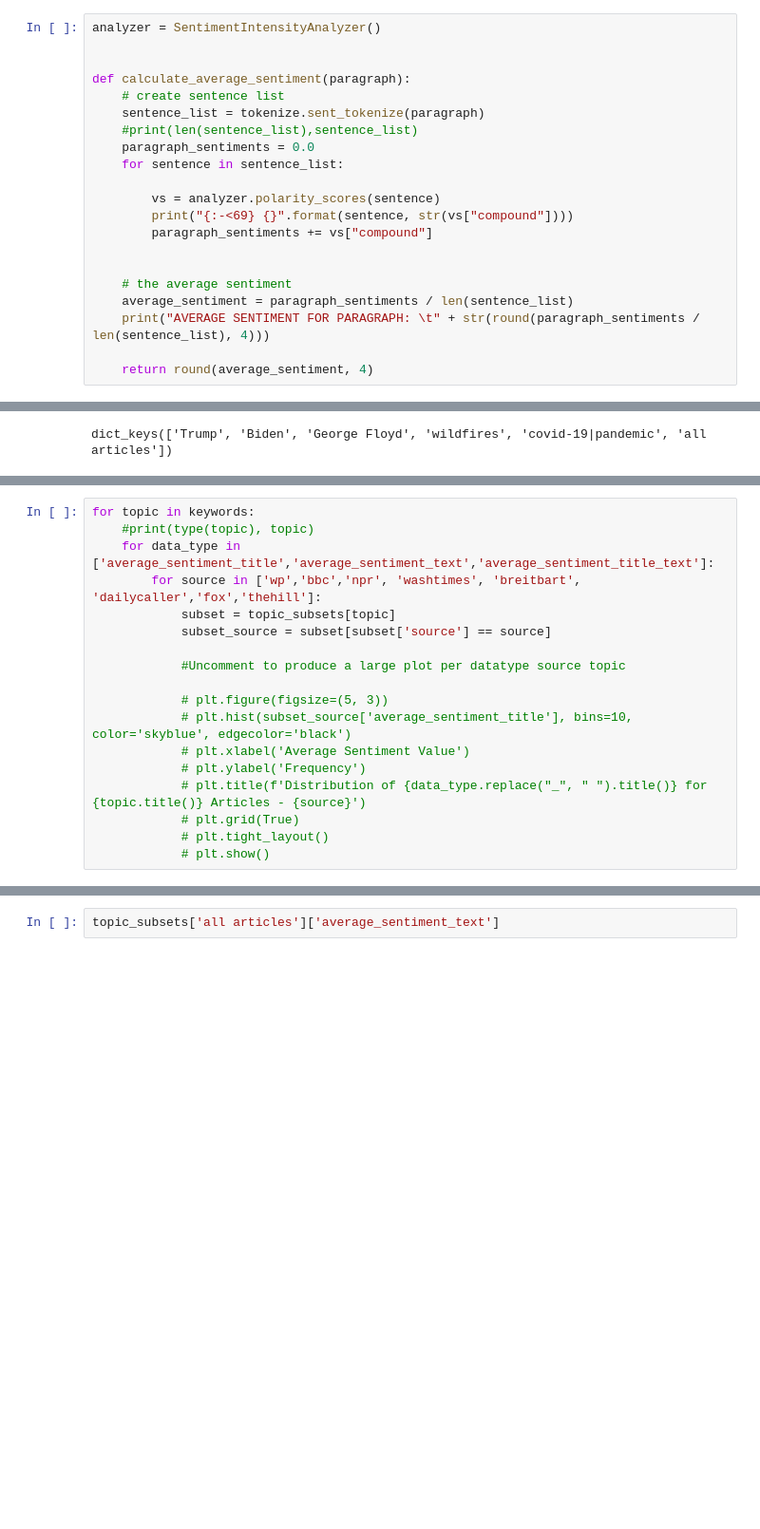
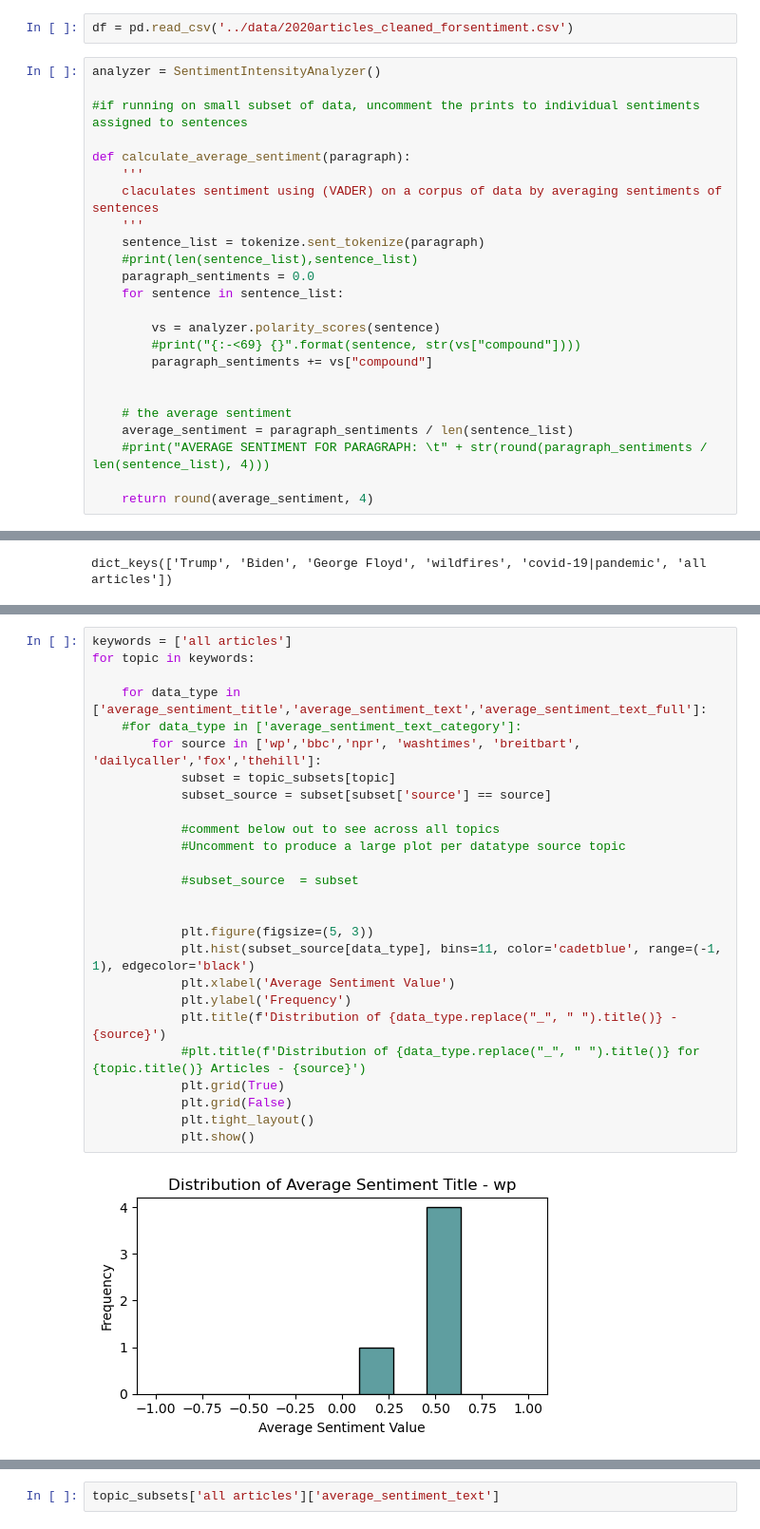
Before and after one commit to meganhmoore/LingoQuartet, a Jupyter notebook: notebooks/jackie_sentiment_analysis.ipynb, the cells around one changed output, grey strips where cells are left out. Shown at 95% size. Cells and saved outputs as stored; diff of their text form; blank space fills up the shorter version.

Commit message:
code clean up

```diff
--- a/notebooks/jackie_sentiment_analysis.ipynb
+++ b/notebooks/jackie_sentiment_analysis.ipynb
@@ -48,22 +46,27 @@ https://github.com/cjhutto/vaderSentiment/blob/94fbd74594ac0714dfc0e55bd7415994b
+# %%
+df = pd.read_csv('../data/2020articles_cleaned_forsentiment.csv')
 # %%
 analyzer = SentimentIntensityAnalyzer()
 
+#if running on small subset of data, uncomment the prints to individual sentiments assigned to sentences
 
 def calculate_average_sentiment(paragraph):
-    # create sentence list
+    '''
+    claculates sentiment using (VADER) on a corpus of data by averaging sentiments of sentences
+    '''
     sentence_list = tokenize.sent_tokenize(paragraph)
     #print(len(sentence_list),sentence_list)
     paragraph_sentiments = 0.0
     for sentence in sentence_list:
 
         vs = analyzer.polarity_scores(sentence)
-        print("{:-<69} {}".format(sentence, str(vs["compound"])))
+        #print("{:-<69} {}".format(sentence, str(vs["compound"])))
         paragraph_sentiments += vs["compound"]
 
 
     # the average sentiment
     average_sentiment = paragraph_sentiments / len(sentence_list)
-    print("AVERAGE SENTIMENT FOR PARAGRAPH: \t" + str(round(paragraph_sentiments / len(sentence_list), 4)))
+    #print("AVERAGE SENTIMENT FOR PARAGRAPH: \t" + str(round(paragraph_sentiments / len(sentence_list), 4)))
 
     return round(average_sentiment, 4)
 # %% [markdown]
@@ -167,18 +178,28 @@ dict_keys(['Trump', 'Biden', 'George Floyd', 'wildfires', 'covid-19|pandemic', '
 # %%
+keywords = ['all articles']
 for topic in keywords:
-    #print(type(topic), topic)
-    for data_type in ['average_sentiment_title','average_sentiment_text','average_sentiment_title_text']:
+
+    for data_type in ['average_sentiment_title','average_sentiment_text','average_sentiment_text_full']:
+    #for data_type in ['average_sentiment_text_category']:
         for source in ['wp','bbc','npr', 'washtimes', 'breitbart', 'dailycaller','fox','thehill']:
             subset = topic_subsets[topic]
             subset_source = subset[subset['source'] == source]
 
+            #comment below out to see across all topics
             #Uncomment to produce a large plot per datatype source topic
 
-            # plt.figure(figsize=(5, 3))
-            # plt.hist(subset_source['average_sentiment_title'], bins=10, color='skyblue', edgecolor='black')
-            # plt.xlabel('Average Sentiment Value')
-            # plt.ylabel('Frequency')
-            # plt.title(f'Distribution of {data_type.replace("_", " ").title()} for {topic.title()} Articles - {source}')
-            # plt.grid(True)
-            # plt.tight_layout()
-            # plt.show()
+            #subset_source  = subset
+
+
+            plt.figure(figsize=(5, 3))
+            plt.hist(subset_source[data_type], bins=11, color='cadetblue', range=(-1, 1), edgecolor='black')
+            plt.xlabel('Average Sentiment Value')
+            plt.ylabel('Frequency')
+            plt.title(f'Distribution of {data_type.replace("_", " ").title()} - {source}')
+            #plt.title(f'Distribution of {data_type.replace("_", " ").title()} for {topic.title()} Articles - {source}')
+            plt.grid(True)
+            plt.grid(False)
+            plt.tight_layout()
+            plt.show()
+# %% [output]
+[figure, added]
```
Also changed, not shown: parts of 19 cells of this notebook, 3 other files.
